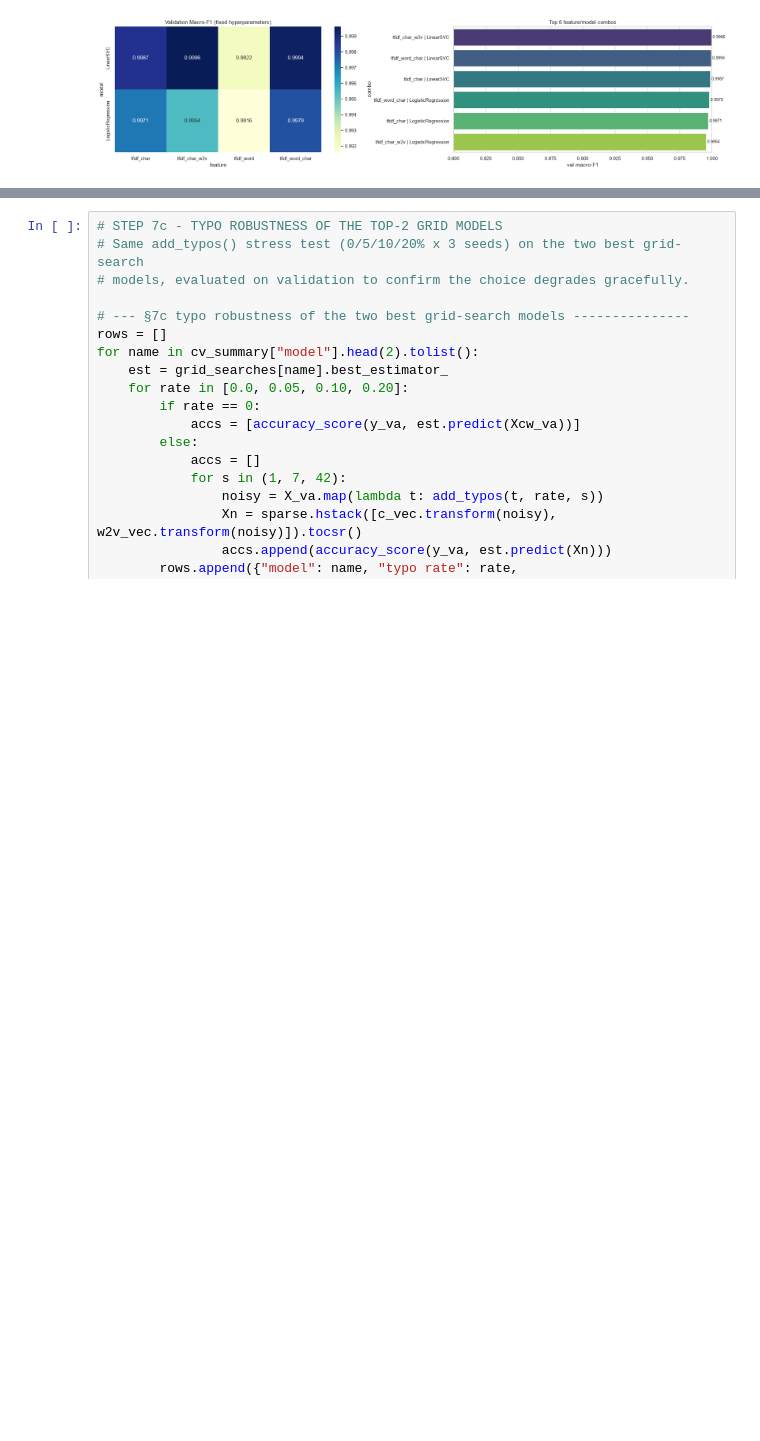
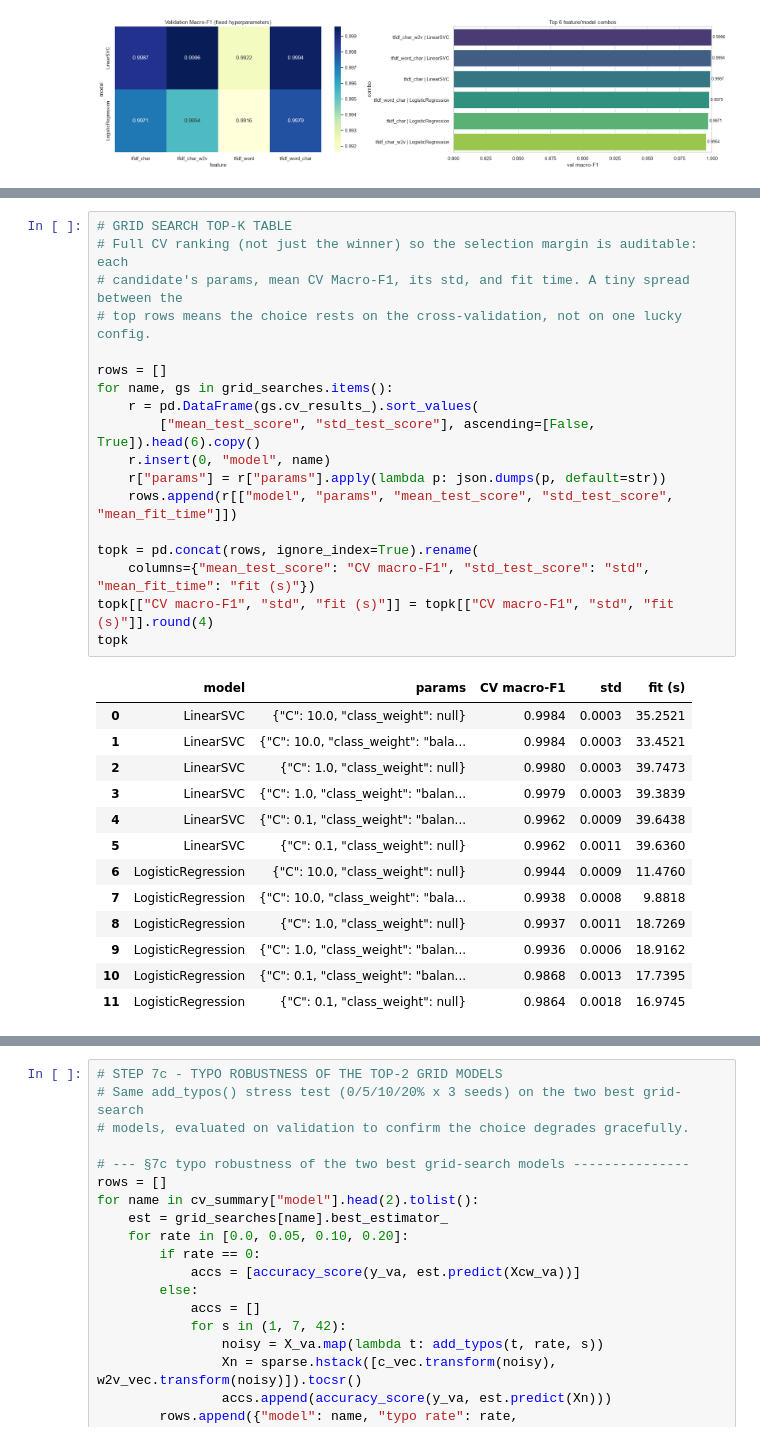
Before and after one commit to hananAhmed07/Customer-Support-Project, a Jupyter notebook: organized.ipynb, the cells around one changed output, grey strips where cells are left out. Drawn from its saved outputs; the diff is of its cells as text; blank space fills up the shorter version.

```diff
--- a/organized.ipynb
+++ b/organized.ipynb
@@ -724,3 +724,35 @@ cv_summary
 |  | model | best params | CV macro-F1 (5-fold) | val macro-F1 | val accuracy |
 | 0 | LinearSVC | {"C": 10.0, "class_weight": null} | 0.9984 | 0.9996 | 0.9996 |
 | 1 | LogisticRegression | {"C": 10.0, "class_weight": null} | 0.9944 | 0.9918 | 0.9922 |
+# %%
+# GRID SEARCH TOP-K TABLE
+# Full CV ranking (not just the winner) so the selection margin is auditable: each
+# candidate's params, mean CV Macro-F1, its std, and fit time. A tiny spread between the
+# top rows means the choice rests on the cross-validation, not on one lucky config.
+
+rows = []
+for name, gs in grid_searches.items():
+    r = pd.DataFrame(gs.cv_results_).sort_values(
+        ["mean_test_score", "std_test_score"], ascending=[False, True]).head(6).copy()
+    r.insert(0, "model", name)
+    r["params"] = r["params"].apply(lambda p: json.dumps(p, default=str))
+    rows.append(r[["model", "params", "mean_test_score", "std_test_score", "mean_fit_time"]])
+
+topk = pd.concat(rows, ignore_index=True).rename(
+    columns={"mean_test_score": "CV macro-F1", "std_test_score": "std", "mean_fit_time": "fit (s)"})
+topk[["CV macro-F1", "std", "fit (s)"]] = topk[["CV macro-F1", "std", "fit (s)"]].round(4)
+topk
+# %% [output]
+|  | model | params | CV macro-F1 | std | fit (s) |
+| 0 | LinearSVC | {"C": 10.0, "class_weight": null} | 0.9984 | 0.0003 | 35.2521 |
+| 1 | LinearSVC | {"C": 10.0, "class_weight": "bala... | 0.9984 | 0.0003 | 33.4521 |
+| 2 | LinearSVC | {"C": 1.0, "class_weight": null} | 0.9980 | 0.0003 | 39.7473 |
+| 3 | LinearSVC | {"C": 1.0, "class_weight": "balan... | 0.9979 | 0.0003 | 39.3839 |
+| 4 | LinearSVC | {"C": 0.1, "class_weight": "balan... | 0.9962 | 0.0009 | 39.6438 |
+| 5 | LinearSVC | {"C": 0.1, "class_weight": null} | 0.9962 | 0.0011 | 39.6360 |
+| 6 | LogisticRegression | {"C": 10.0, "class_weight": null} | 0.9944 | 0.0009 | 11.4760 |
+| 7 | LogisticRegression | {"C": 10.0, "class_weight": "bala... | 0.9938 | 0.0008 | 9.8818 |
+| 8 | LogisticRegression | {"C": 1.0, "class_weight": null} | 0.9937 | 0.0011 | 18.7269 |
+| 9 | LogisticRegression | {"C": 1.0, "class_weight": "balan... | 0.9936 | 0.0006 | 18.9162 |
+| 10 | LogisticRegression | {"C": 0.1, "class_weight": "balan... | 0.9868 | 0.0013 | 17.7395 |
+| 11 | LogisticRegression | {"C": 0.1, "class_weight": null} | 0.9864 | 0.0018 | 16.9745 |
```
Also changed, not shown: parts of 6 cells of this notebook, 11 other files.
